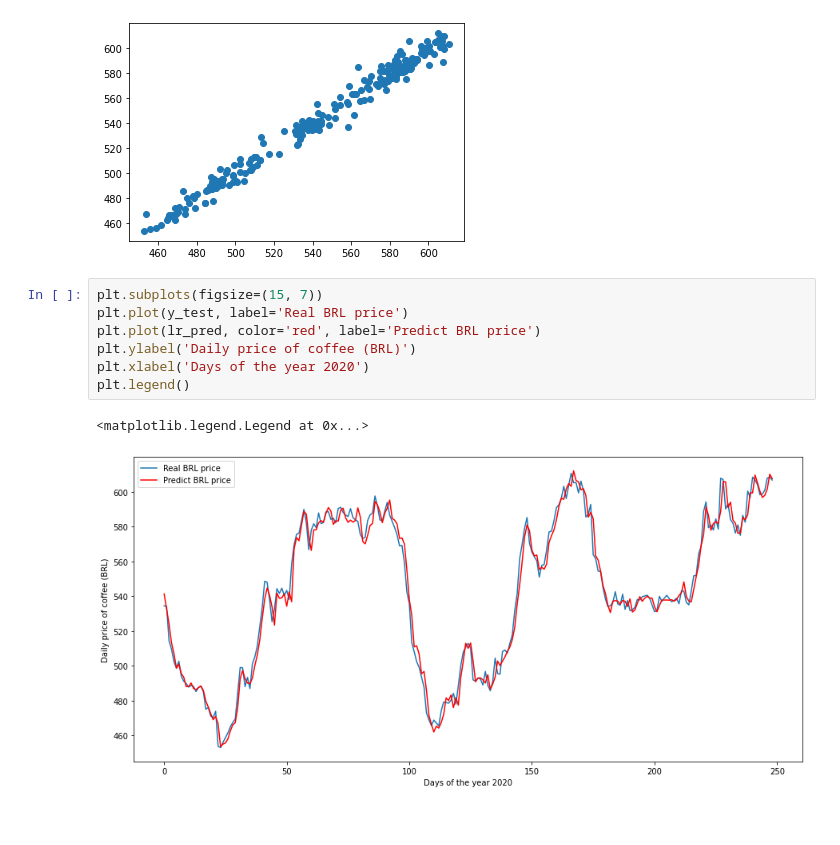
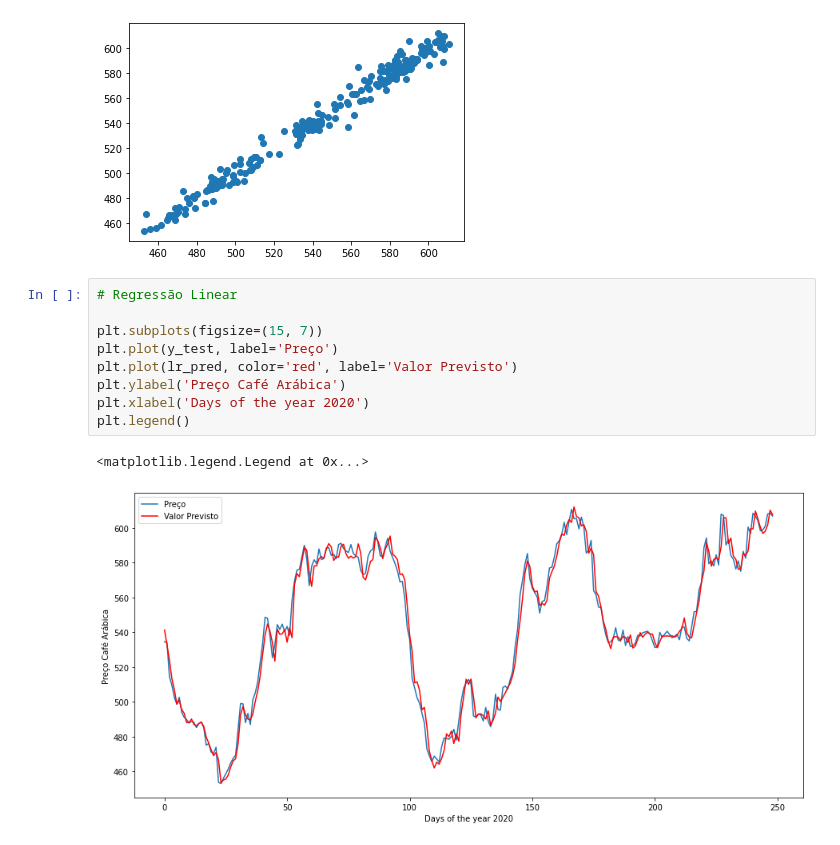
Before and after one commit to MTeodoroV/Tcc-bdag, a Jupyter notebook: coffee/coffee.ipynb, the cells around one changed output. Cells and saved outputs as stored; diff of their text form.

```diff
--- a/coffee/coffee.ipynb
+++ b/coffee/coffee.ipynb
@@ -116,12 +147,14 @@ plt.scatter(y_test, lr_pred)
 <matplotlib.collections.PathCollection at 0x...>
 [figure]
 # %%
+# Regressão Linear
+
 plt.subplots(figsize=(15, 7))
-plt.plot(y_test, label='Real BRL price')
-plt.plot(lr_pred, color='red', label='Predict BRL price')
-plt.ylabel('Daily price of coffee (BRL)')
+plt.plot(y_test, label='Preço')
+plt.plot(lr_pred, color='red', label='Valor Previsto')
+plt.ylabel('Preço Café Arábica')
 plt.xlabel('Days of the year 2020')
 plt.legend()
 # %% [output]
 <matplotlib.legend.Legend at 0x...>
-[figure, old version]
+[figure, new version]
```
Also changed, not shown: parts of 7 cells of this notebook.
